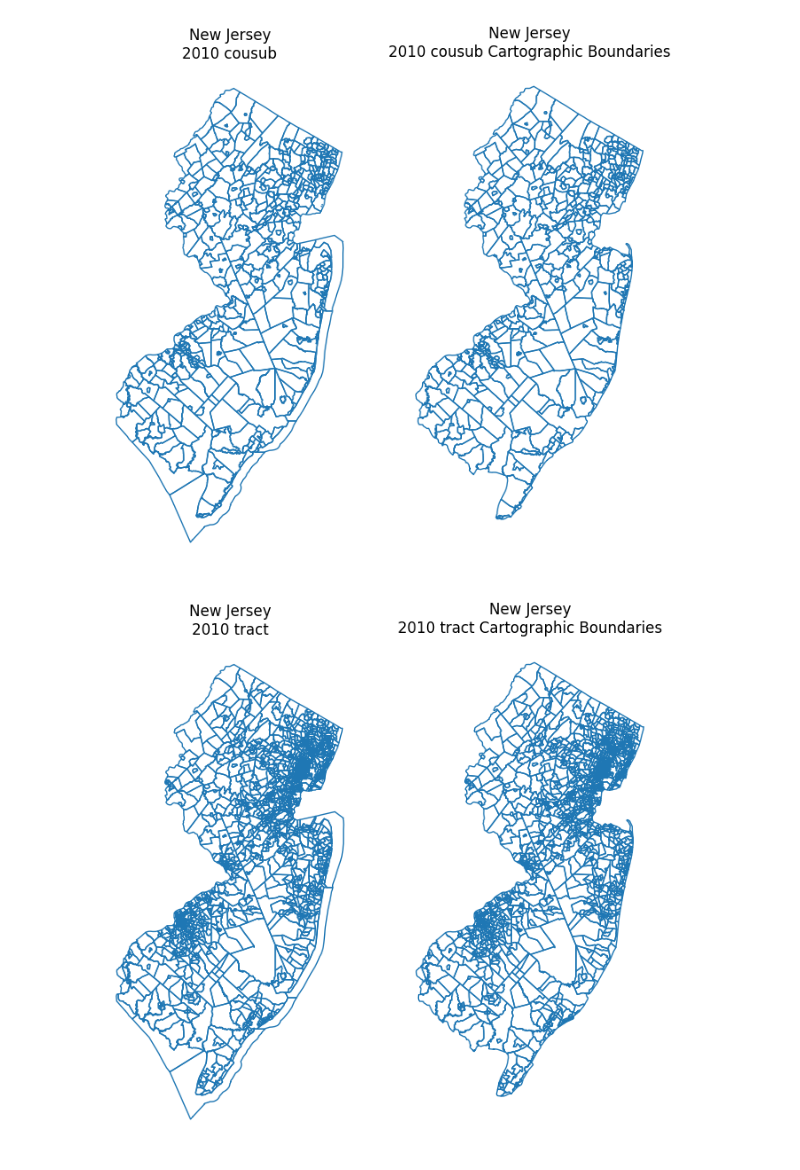
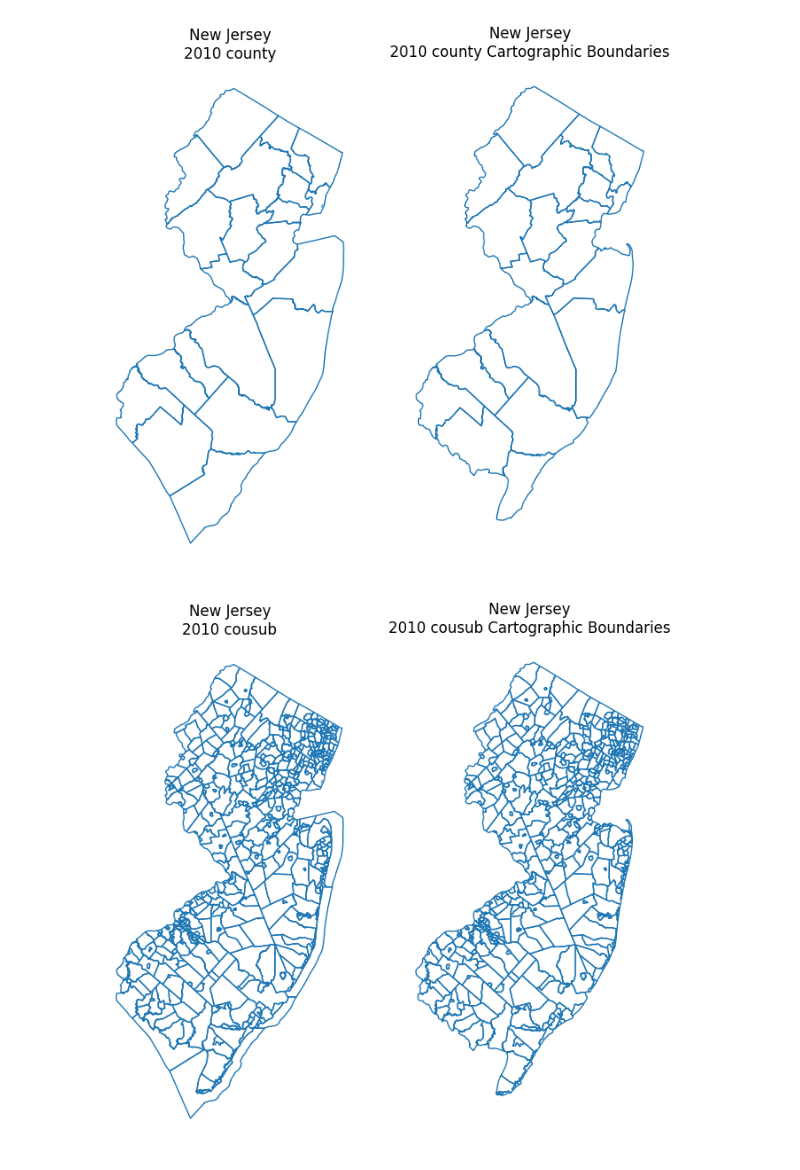
Before and after one commit to censusdis/censusdis, a Jupyter notebook: notebooks/Map Demo.ipynb, the cells around one changed output. Cells and saved outputs as stored; diff of their text form; code cells hidden in the pictures.

```diff
--- a/notebooks/Map Demo.ipynb
+++ b/notebooks/Map Demo.ipynb
@@ -30,11 +37,11 @@ def plot(gdf, state, geo_name, ax):
 # %%
-shapefiles_by_geo = {}
-for geo in ["cousub", "tract", "bg", "tabblock"]:
+shapefiles_by_geo = OrderedDict()
+for geo in ["tabblock", "bg", "tract", "cousub"]:
     gdf = reader.read_shapefile(STATE, geo)
     shapefiles_by_geo[geo] = gdf
 # %%
 cb_by_geo = {}
 if YEAR >= 2010:
-    for geo in ["cousub", "tract", "bg"]:
+    for geo in ["bg", "tract", "cousub"]:
         gdf = reader.read_cb_shapefile(STATE, geo)
         cb_by_geo[geo] = gdf
@@ -40,0 +53,6 @@ if YEAR >= 2010:
+# %%
+gdf = reader.read_shapefile("us", "county")
+shapefiles_by_geo["county"] = gdf[gdf["STATEFP"] == STATE]
+# %%
+gdf_cb = reader.read_cb_shapefile("us", "county")
+cb_by_geo["county"] = gdf_cb[gdf_cb["STATEFP"] == STATE]
@@ -41,13 +76,13 @@ if YEAR >= 2010:
 # %%
-for geo, gdf_shape in shapefiles_by_geo.items():
+for geo, gdf_shape in reversed(shapefiles_by_geo.items()):
     fig, axes = plt.subplots(1, 2, sharey=True, figsize=(8, 8))
     plot(gdf_shape, STATE, geo, axes[0])
     gdf_cb = cb_by_geo.get(geo, None)
     if gdf_cb is not None:
         plot(gdf_cb, STATE, f"{geo} Cartographic Boundaries", axes[1])
     else:
         axes[1].set_title("No Data")
         axes[1].axis("off")
 # %% [output]
-[figure, old version]
+[figure, new version]
-[figure, old version]
+[figure, new version]
```
Also changed, not shown: parts of 9 cells of this notebook.
